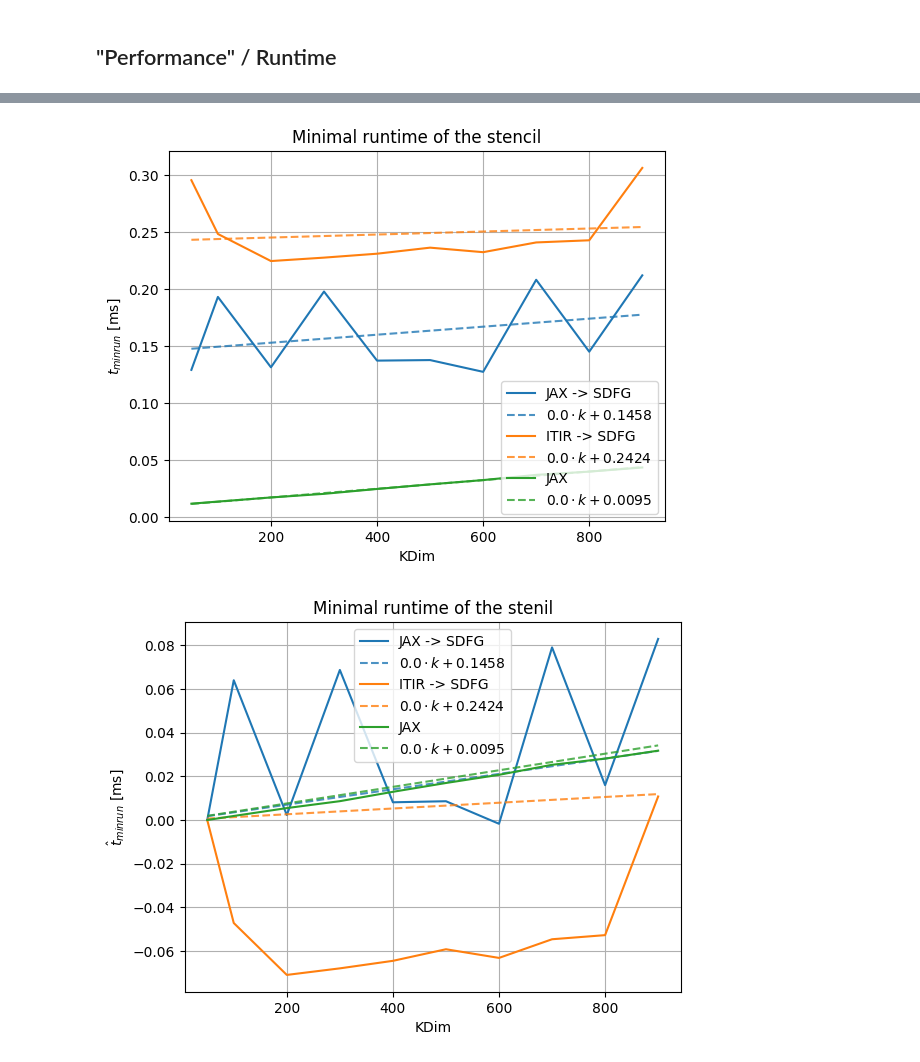
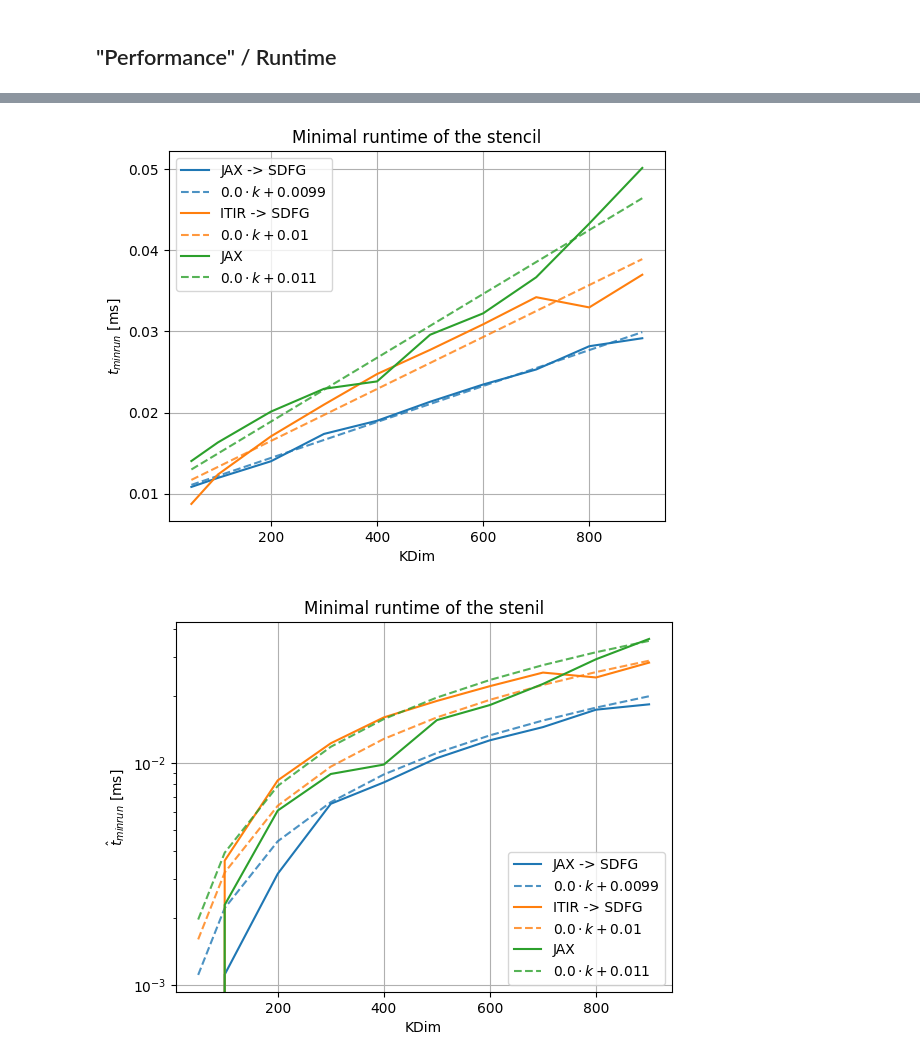
Before and after one commit to philip-paul-mueller/jax_to_dace, a Jupyter notebook: Philip__ICON_velocity_advection_stencil_20.ipynb, the cells around one changed output, grey strips where cells are left out. Cells and saved outputs as stored; diff of their text form; code cells hidden in the pictures.

Commit message:
Now the SDFG can be called faster.
And it looks pretty good actually.

```diff
--- a/Philip__ICON_velocity_advection_stencil_20.ipynb
+++ b/Philip__ICON_velocity_advection_stencil_20.ipynb
@@ -116,8 +116,8 @@ def TestStencil(c_lin_e: dace.float64[EdgeDimN, E2CDimN],
     c_lin_e = jnp.expand_dims(c_lin_e, axis=-1)   # Adding a new dimensions of shape 1 at the end for propper broadcasting (taken from the test).
     #difcoef = jnp.zeros_like(w_con_e)
 
-    #levelmask_offset_0 = levelmask[:-1]   # This is `levelmask[Koff[0]]`, i.e. the normal field
-    #levelmask_offset_1 = levelmask[1:]    # This is `levelmask[Koff[1]]`, i.e. the field at the top.
+    levelmask_offset_0 = levelmask[:-1]   # This is `levelmask[Koff[0]]`, i.e. the normal field
+    levelmask_offset_1 = levelmask[1:]    # This is `levelmask[Koff[1]]`, i.e. the field at the top.
 
     if(False):
         # This is more general but it requieres that a `scatter` operation is present.
@@ -127,7 +127,7 @@ def TestStencil(c_lin_e: dace.float64[EdgeDimN, E2CDimN],
         z_w_con_c_full_b = z_w_con_c_full_b.at[:, 0, :].set(z_w_con_c_full[edge_to_cell_table[:, 0], :])
         z_w_con_c_full_b = z_w_con_c_full_b.at[:, 1, :].set(z_w_con_c_full[edge_to_cell_table[:, 1], :])  # The `-1` in the `edge_to_cell_table` will be resolved as some bullshit values, that will be removed further down in the where.
 
-    elif(True):
+    elif(False):
         z_w_0_ = z_w_con_c_full[edge_to_cell_table[:, 0], :]
         z_w_1_ = z_w_con_c_full[edge_to_cell_table[:, 1], :]
         z_w_con_c_full_0 = jnp.expand_dims(z_w_0_, axis=1)
@@ -144,15 +144,15 @@ def TestStencil(c_lin_e: dace.float64[EdgeDimN, E2CDimN],
                 c_lin_e * z_w_con_c_full_b,    #z_w_con_c_full[grid.connectivities[E2CDim]],
                 0,
     )
-    if(True):
+    if(False):
         # This is knoledge that we sum over the non iterated direction.
         Y = Z[:, 0, :] + Z[:, 1, :]
     else:
         Y = jnp.sum(Z, axis=1)
 
-    w_con_e = jnp.where((levelmask[:-1]) | (levelmask[1:]), Y, w_con_e)
+    w_con_e = jnp.where(levelmask_offset_0 | levelmask_offset_1, Y, w_con_e)
     difcoef = jnp.where(
-        (levelmask[:-1]) | (levelmask[1:]) & (jnp.abs(w_con_e) > cfl_w_limit * ddqz_z_full_e),
+        (levelmask_offset_0 | levelmask_offset_1) & (jnp.abs(w_con_e) > cfl_w_limit * ddqz_z_full_e),
         scalfac_exdiff
         * jnp.minimum(
             0.85 - cfl_w_limit * dtime,
@@ -415,6 +415,7 @@ for KDimN_ in KDimNs:
     z_w_con_c_full = np.random.rand(CellDimN, KDimN_).astype(np.float64)
     ddqz_z_full_e = np.random.rand(EdgeDimN, KDimN_).astype(np.float64)
     levelmask = (np.random.rand(KDimN_ + 1) < 0.5).astype(np.bool_)
+    _out = np.random.rand(EdgeDimN, KDimN_).astype(np.float64)   # This is the argument for returning the result in the `JAX -> SDFG` Translation
 
     # Generating JAX Source
     with jax.disable_jit(disable=True):
@@ -445,27 +446,33 @@ for KDimN_ in KDimNs:
             dace.config.Config.set("compiler", "cpu", "args", value=_cpu_args)
         if(not noSDFG):
             TestStencil_prog = TestStencil_sdfg.compile()
+            # Ensure that everything is initialized
+            _ = TestStencil_prog(c_lin_e, w_con_e, z_w_con_c_full, levelmask, edge_to_cell_table, ddqz_z_full_e, cfl_w_limit[0], scalfac_exdiff[0], dtime[0], _out=_out)
         if(not noITIR):
             TestStencil_itir_prog = TestStencil_itir_sdfg.compile()
+            # Ensure that everything is initialized
+            with dace.config.temporary_config():
+                dace.Config.set('compiler', 'allow_view_arguments', value=True)
+                _ = TestStencil_itir_prog(**TestStencil_itir_sdfg_args)
     #
 
     if(not noITIR):
-        ARG = [TestStencil_itir_sdfg_args[x]  for x in TestStencil_itir_prog.argnames]
-        TestStencil_itir_prog_TI = lambda: TestStencil_itir_prog(*ARG)
-        TestStencil_itir_prog_TI()   # Call it once to ensure that it is present
+        #TestStencil_itir_prog_TI = lambda: TestStencil_itir_prog(**TestStencil_itir_sdfg_args)
+        TestStencil_itir_prog_TI = lambda: TestStencil_itir_prog._fast_call(*TestStencil_itir_prog._lastargs)
     #
     if(not noSDFG):
-        _out = np.zeros((EdgeDimN, KDimN_))
-        TestStencil_prog_TI = lambda: TestStencil_prog(c_lin_e, w_con_e, z_w_con_c_full, levelmask, edge_to_cell_table, ddqz_z_full_e, cfl_w_limit_, scalfac_exdiff_, dtime_, _out)
-        TestStencil_prog_TI()   # Call it once to ensure that it is present
+        #TestStencil_prog_TI = lambda: TestStencil_prog(c_lin_e, w_con_e, z_w_con_c_full, levelmask, edge_to_cell_table, ddqz_z_full_e, cfl_w_limit[0], scalfac_exdiff[0], dtime[0], _out=_out)
+        TestStencil_prog_TI = lambda: TestStencil_prog._fast_call(*TestStencil_prog._lastargs)
     #
     TestStencil_jax_TI = lambda: TestStencil_jax(c_lin_e, w_con_e, z_w_con_c_full, levelmask, edge_to_cell_table, ddqz_z_full_e, cfl_w_limit_, scalfac_exdiff_, dtime_)
     TestStencil_jax_TI()    # Call it once to ensure that it is present
 
     # Test ITIR Translation
     if(not noITIR):
-        t_ = timeit.Timer(TestStencil_itir_prog_TI)
-        r = np.array(t_.repeat(repeat, number))
+        with dace.config.temporary_config():
+            dace.Config.set('compiler', 'allow_view_arguments', value=True)
+            t_ = timeit.Timer(TestStencil_itir_prog_TI)
+            r = np.array(t_.repeat(repeat, number))
     else:
         r = np.zeros(repeat)
     resTime_itir.append(r)
@@ -541,35 +545,35 @@ plt.title("Minimal runtime of the stencil")
 
 plt.show()
 # %% [output]
-[figure, old version]
+[figure, new version]
 # %%
 X = np.vstack([KDimNs, np.ones_like(KDimNs)]).T
 
 for ID, Time in {'JAX -> SDFG':  resTime_sdfg_min,
                  'ITIR -> SDFG': resTime_itir_min,
                  'JAX':          resTime_jax_min, }.items():
     plt.plot(KDimNs, (Time - Time[0]) * 1000 / number, label=ID)
     col = plt.gca().lines[-1].get_color()
     a, b = np.linalg.lstsq(X, Time / number, rcond=None)[0]
 
     Times_ = a * np.array(KDimNs)
     plt.plot(
         KDimNs, Times_ * 1000,
         c=col, linestyle='--', alpha=0.8,
         label=f'${int(a * (1e3*1e4))/1e4} \\cdot k + {int(b * (1e3*1e4))/1e4}$',
     )
 
 #
 
 
 plt.legend()
 plt.xlabel('KDim')
 plt.ylabel('$\\hat{t}_{min run}$ [ms]')
 plt.grid(visible=True)
-#plt.yscale('log')
+plt.yscale('log')
 
 plt.title("Minimal runtime of the stenil")
 
 plt.show()
 # %% [output]
-[figure, old version]
+[figure, new version]
```
Also changed, not shown: parts of 6 cells of this notebook.
